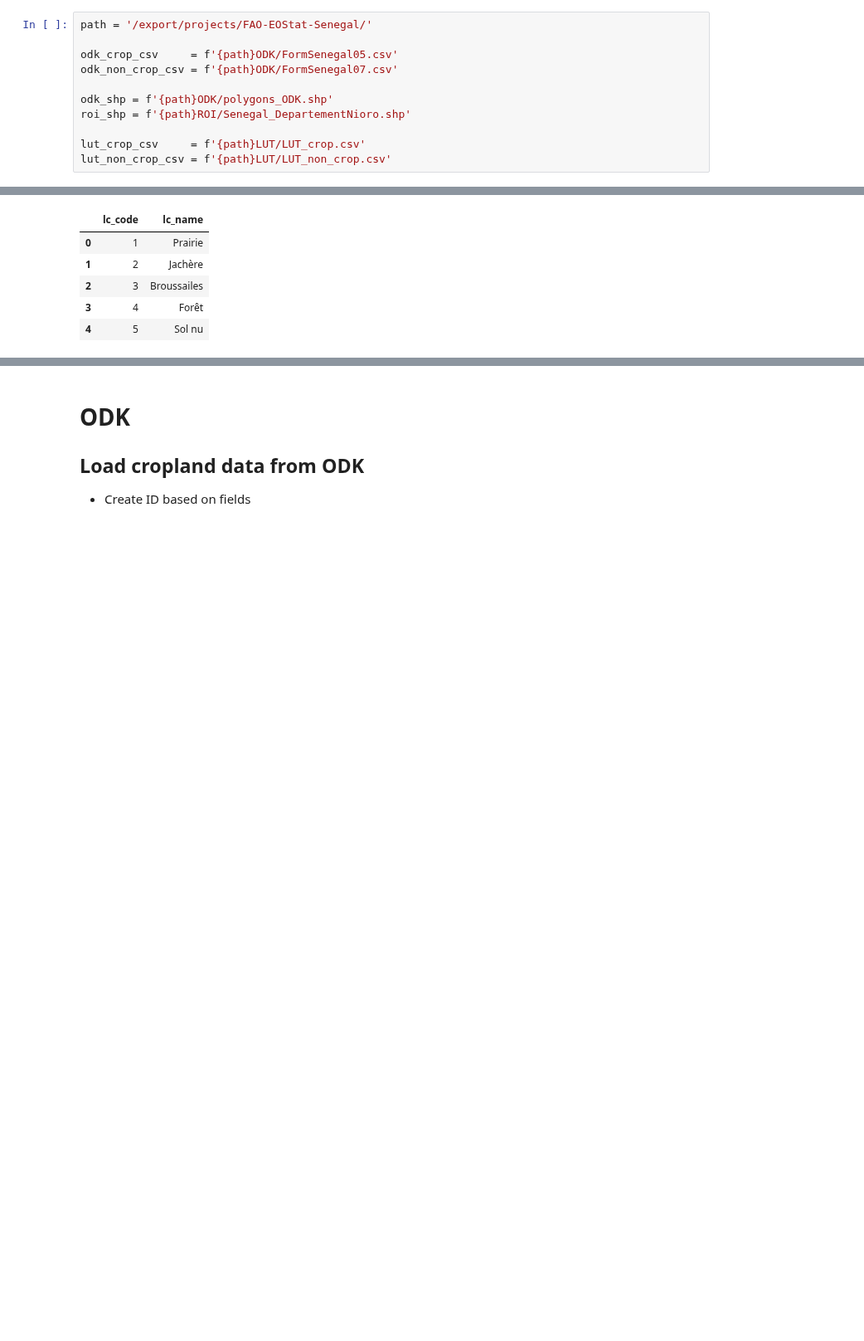
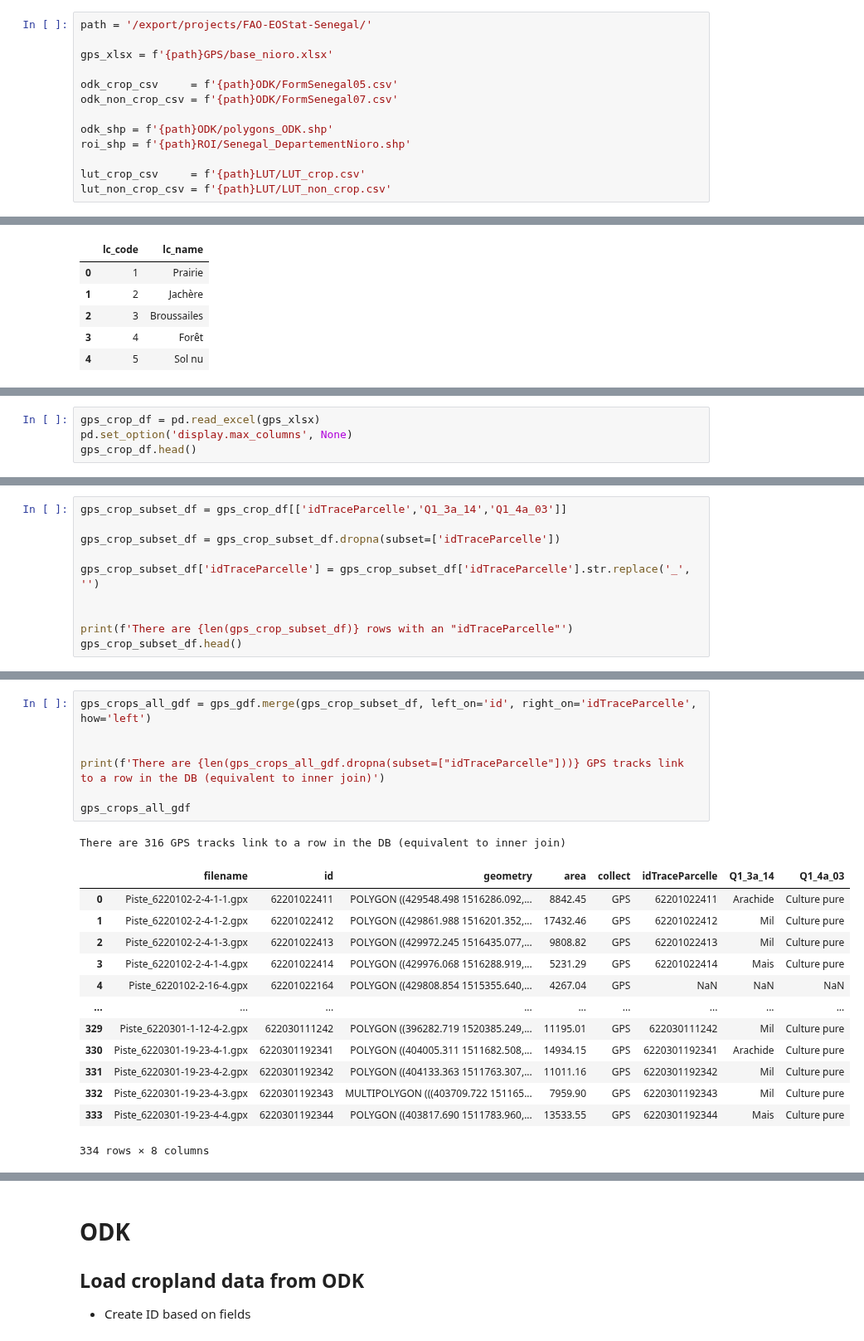
Before and after one commit to nicolasdeffense/eo-toolbox, a Jupyter notebook: notebooks_working/EOStat/clean_in_situ_senegal.ipynb, the cells around one changed output, grey strips where cells are left out. Shown at 83% size. Drawn from its saved outputs; the diff is of its cells as text; blank space fills up the shorter version.

```diff
--- a/notebooks_working/EOStat/clean_in_situ_senegal.ipynb
+++ b/notebooks_working/EOStat/clean_in_situ_senegal.ipynb
@@ -20,6 +22,8 @@ import folium_def
 ## Input
 # %%
 path = '/export/projects/FAO-EOStat-Senegal/'
+
+gps_xlsx = f'{path}GPS/base_nioro.xlsx'
 
 odk_crop_csv     = f'{path}ODK/FormSenegal05.csv'
 odk_non_crop_csv = f'{path}ODK/FormSenegal07.csv'
@@ -164,0 +220,4 @@ gdf
+# %%
+gps_crop_df = pd.read_excel(gps_xlsx)
+pd.set_option('display.max_columns', None)
+gps_crop_df.head()
@@ -164,0 +231,10 @@ gdf
+# %%
+gps_crop_subset_df = gps_crop_df[['idTraceParcelle','Q1_3a_14','Q1_4a_03']]
+
+gps_crop_subset_df = gps_crop_subset_df.dropna(subset=['idTraceParcelle'])
+
+gps_crop_subset_df['idTraceParcelle'] = gps_crop_subset_df['idTraceParcelle'].str.replace('_', '')
+
+
+print(f'There are {len(gps_crop_subset_df)} rows with an "idTraceParcelle"')
+gps_crop_subset_df.head()
@@ -164,0 +251,22 @@ gdf
+# %%
+gps_crops_all_gdf = gps_gdf.merge(gps_crop_subset_df, left_on='id', right_on='idTraceParcelle', how='left')
+
+
+print(f'There are {len(gps_crops_all_gdf.dropna(subset=["idTraceParcelle"]))} GPS tracks link to a row in the DB (equivalent to inner join)')
+
+gps_crops_all_gdf
+# %% [output]
+There are 316 GPS tracks link to a row in the DB (equivalent to inner join)
+|  | filename | id | geometry | area | collect | idTraceParcelle | Q1_3a_14 | Q1_4a_03 |
+| 0 | Piste_6220102-2-4-1-1.gpx | 62201022411 | POLYGON ((429548.498 1516286.092,... | 8842.45 | GPS | 62201022411 | Arachide | Culture pure |
+| 1 | Piste_6220102-2-4-1-2.gpx | 62201022412 | POLYGON ((429861.988 1516201.352,... | 17432.46 | GPS | 62201022412 | Mil | Culture pure |
+| 2 | Piste_6220102-2-4-1-3.gpx | 62201022413 | POLYGON ((429972.245 1516435.077,... | 9808.82 | GPS | 62201022413 | Mil | Culture pure |
+| 3 | Piste_6220102-2-4-1-4.gpx | 62201022414 | POLYGON ((429976.068 1516288.919,... | 5231.29 | GPS | 62201022414 | Mais | Culture pure |
+| 4 | Piste_6220102-2-16-4.gpx | 62201022164 | POLYGON ((429808.854 1515355.640,... | 4267.04 | GPS | NaN | NaN | NaN |
+| ... | ... | ... | ... | ... | ... | ... | ... | ... |
+| 329 | Piste_6220301-1-12-4-2.gpx | 622030111242 | POLYGON ((396282.719 1520385.249,... | 11195.01 | GPS | 622030111242 | Mil | Culture pure |
+| 330 | Piste_6220301-19-23-4-1.gpx | 6220301192341 | POLYGON ((404005.311 1511682.508,... | 14934.15 | GPS | 6220301192341 | Arachide | Culture pure |
+| 331 | Piste_6220301-19-23-4-2.gpx | 6220301192342 | POLYGON ((404133.363 1511763.307,... | 11011.16 | GPS | 6220301192342 | Mil | Culture pure |
+| 332 | Piste_6220301-19-23-4-3.gpx | 6220301192343 | MULTIPOLYGON (((403709.722 151165... | 7959.90 | GPS | 6220301192343 | Mil | Culture pure |
+| 333 | Piste_6220301-19-23-4-4.gpx | 6220301192344 | POLYGON ((403817.690 1511783.960,... | 13533.55 | GPS | 6220301192344 | Mais | Culture pure |
+334 rows × 8 columns
```
Also changed, not shown: parts of 24 cells of this notebook, 1 other file.
